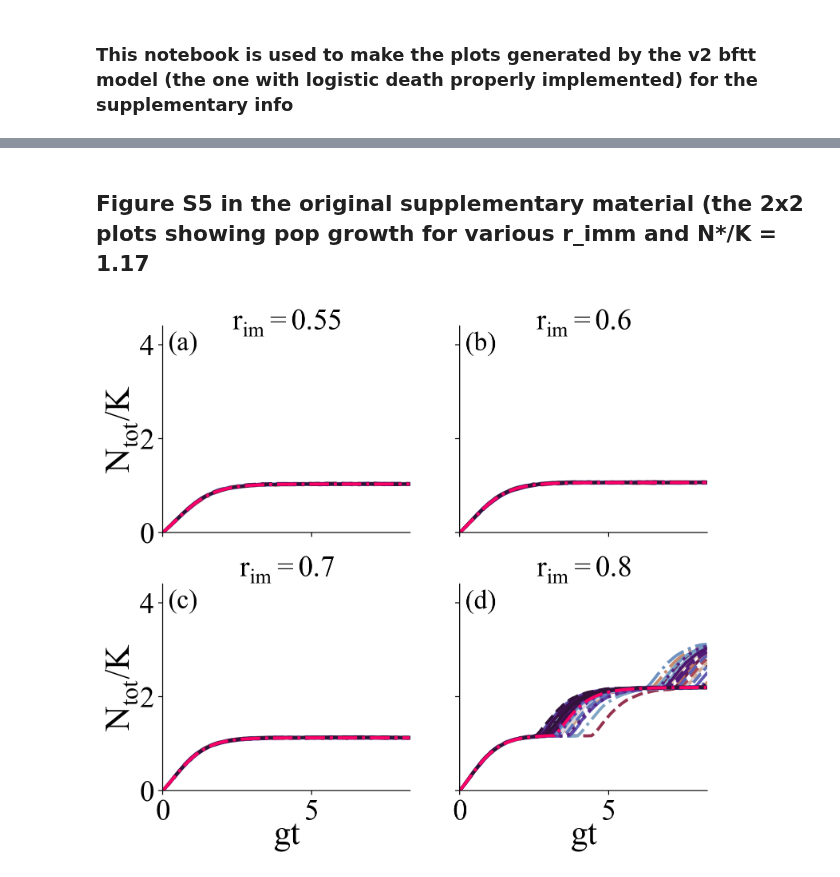
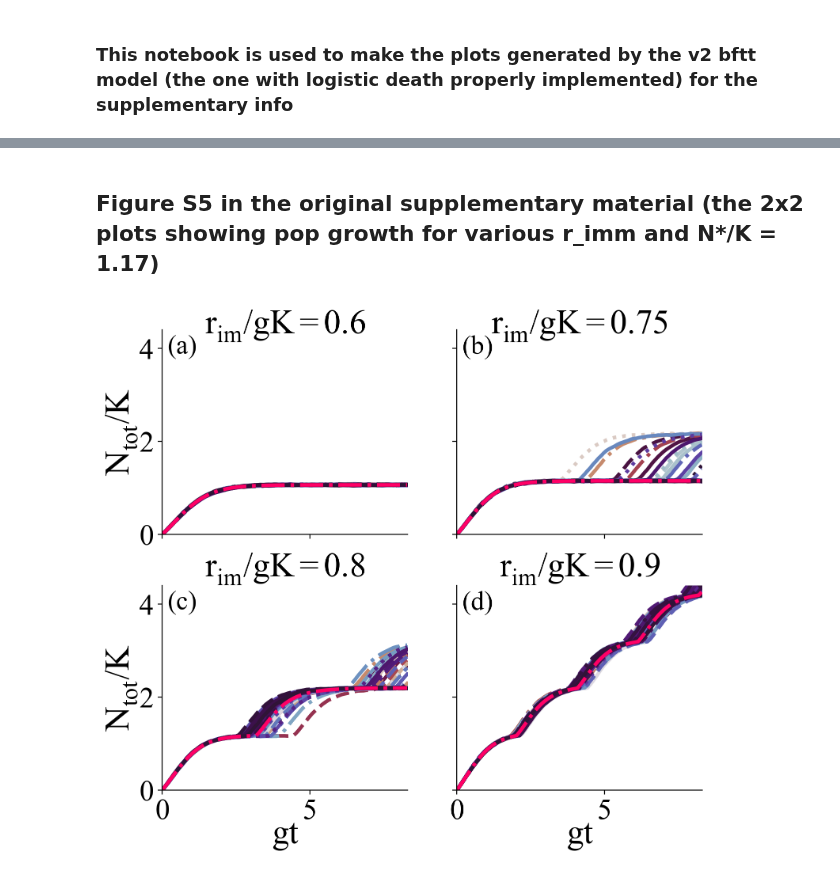
Before and after one commit to patricksinclair/multispecies_postprocessing, a Jupyter notebook: biofilm_threshold_theory_v2/bftt_supplementary_plotter.ipynb, the cells around one changed output, grey strips where cells are left out. Saved outputs shown, nothing was run; the diff lists cells and outputs as text; code cells hidden in the pictures.

Commit message:
updated plots added mostly

```diff
--- a/biofilm_threshold_theory_v2/bftt_supplementary_plotter.ipynb
+++ b/biofilm_threshold_theory_v2/bftt_supplementary_plotter.ipynb
@@ -77,0 +74,5 @@ plt.show()
+# %%
+fig4c_rImm_0_7_v2_K_1k  = pd.read_csv("solo_results_K_1000_v2/ratios4c_rImmig_0_7-stochastic_pop_over_time_K_1000_v2.csv")
+fig4c_rImm_0_7_v2_K_10k = pd.read_csv("solo_results_bigK_v2/ratios4c_rImmig_0_7-stochastic_pop_over_time_v2.csv")
+
+fig4c_rImm_0_7_K_comparison_pops = [fig4c_rImm_0_7_v2_K_1k, fig4c_rImm_0_7_v2_K_10k]
@@ -78,5 +117,5 @@ plt.show()
 # %% [markdown]
-## Figure S5 in the original supplementary material (the 2x2 plots showing pop growth for various r_imm and N*/K = 1.17
+## Figure S5 in the original supplementary material (the 2x2 plots showing pop growth for various r_imm and N*/K = 1.17)
 # %%
 def readDeterministicData(filepath):
     '''
@@ -88,7 +127,8 @@ def readDeterministicData(filepath):
     #truncate the data so that it's for the same duration as the stochastic ones
     return df[df['t'] < duration_fig4*max_gRate]
 # %%
-figS5_rImms = [0.55, 0.6, 0.7, 0.8]
+#figS5_rImms = [0.55, 0.6, 0.7, 0.8] # outdated - these were used for the pseudologistic comparison
+figS5_rImms = [0.6, 0.75, 0.8, 0.9]
 
 # deterministic data
 #this is the deterministic data calculated via Chris' code
@@ -96,17 +136,27 @@ figS5_rImms = [0.55, 0.6, 0.7, 0.8]
 deterministicPops_4c_rImm_0_55 = readDeterministicData("../biofilm_threshold_theory/chris_deterministic_data/dynamics_rm0.8_rd0.5_ri0.55_ns1.17.dat")
 deterministicPops_4c_rImm_0_6  = readDeterministicData("../biofilm_threshold_theory/chris_deterministic_data/dynamics_rm0.8_rd0.5_ri0.6_ns1.17.dat")
 deterministicPops_4c_rImm_0_7  = readDeterministicData("../biofilm_threshold_theory/chris_deterministic_data/dynamics_rm0.8_rd0.5_ri0.7_ns1.17.dat")
-deterministicPops_4c_rImm_0_8  = readDeterministicData("../biofilm_threshold_theory/chris_deterministic_data/dynamics_rm0.8_rd0.5_ri0.8_ns1.17.dat")
+deterministicPops_4c_rImm_0_75 = readDeterministicData("../biofilm_threshold_theory/patrick_deterministic_data/dynamics_rm0.8_rd0.5_ri0.75_ns1.17.dat")
+deterministicPops_4c_rImm_0_775= readDeterministicData("../biofilm_threshold_theory/patrick_deterministic_data/dynamics_rm0.8_rd0.5_ri0.775_ns1.17.dat")
+deterministicPops_4c_rImm_0_78 = readDeterministicData("../biofilm_threshold_theory/patrick_deterministic_data/dynamics_rm0.8_rd0.5_ri0.780_Ns1.17.dat")
+deterministicPops_4c_rImm_0_8  = readDeterministicData("../biofilm_threshold_theory/chris_deterministic_data/dynamics_rm0.8_rd0.5_ri0.8_ns1.17.dat") # in the deterministic model, this is predicted to have finite thickness
+deterministicPops_4c_rImm_0_9  = readDeterministicData("../biofilm_threshold_theory/patrick_deterministic_data/dynamics_rm0.8_rd0.5_ri0.9_ns1.17.dat")
+#readDeterministicData("../biofilm_threshold_theory/chris_deterministic_data/dynamics")
 #these are the equivalent values used for the 4c paper plots
-deterministicPops_4c_list = [deterministicPops_4c_rImm_0_55, deterministicPops_4c_rImm_0_6, deterministicPops_4c_rImm_0_7, deterministicPops_4c_rImm_0_8]
+# deterministicPops_4c_list = [deterministicPops_4c_rImm_0_55, deterministicPops_4c_rImm_0_6, deterministicPops_4c_rImm_0_7, deterministicPops_4c_rImm_0_8]
+deterministicPops_4c_list = [deterministicPops_4c_rImm_0_6, deterministicPops_4c_rImm_0_75, deterministicPops_4c_rImm_0_8, deterministicPops_4c_rImm_0_9]
 
 # stochastic data
-stochasticPops_rImm_0_55_v2 = pd.read_csv("solo_results_bigK_v2/ratios4c_rImmig_0_55-stochastic_pop_over_time_v2.csv")
-stochasticPops_rImm_0_6_v2  = pd.read_csv("solo_results_bigK_v2/ratios4c_rImmig_0_6-stochastic_pop_over_time_v2.csv")
-stochasticPops_rImm_0_7_v2  = pd.read_csv("solo_results_bigK_v2/ratios4c_rImmig_0_7-stochastic_pop_over_time_v2.csv")
-stochasticPops_rImm_0_8_v2  = pd.read_csv("solo_results_bigK_v2/ratios4c_rImmig_0_8-stochastic_pop_over_time_v2.csv")
+stochasticPops_4c_rImm_0_55_v2  = pd.read_csv("solo_results_bigK_v2/ratios4c_rImmig_0_55-stochastic_pop_over_time_v2.csv")
+stochasticPops_4c_rImm_0_6_v2   = pd.read_csv("solo_results_bigK_v2/ratios4c_rImmig_0_6-stochastic_pop_over_time_v2.csv")
+stochasticPops_4c_rImm_0_7_v2   = pd.read_csv("solo_results_bigK_v2/ratios4c_rImmig_0_7-stochastic_pop_over_time_v2.csv")
+stochasticPops_4c_rImm_0_75_v2  = pd.read_csv("solo_results_bigK_v2/ratios4c_rImmig_0_75-stochastic_pop_over_time_v2.csv")
+stochasticPops_4c_rImm_0_775_v2 = pd.read_csv("solo_results_bigK_v2/ratios4c_rImmig_0_775-stochastic_pop_over_time_v2.csv") # DOES THIS RESULT IN FINITE GROWTH???
+stochasticPops_4c_rImm_0_8_v2   = pd.read_csv("solo_results_bigK_v2/ratios4c_rImmig_0_8-stochastic_pop_over_time_v2.csv") # in the deterministic model, this is predicted to have finite thickness
+stochasticPops_4c_rImm_0_9_v2   = pd.read_csv("solo_results_bigK_v2/ratios4c_rImmig_0_9-stochastic_pop_over_time_v2.csv")
 
-stochasticPops_4c_list = [stochasticPops_rImm_0_55_v2, stochasticPops_rImm_0_6_v2, stochasticPops_rImm_0_7_v2, stochasticPops_rImm_0_8_v2]
+#stochasticPops_4c_list = [stochasticPops_4c_rImm_0_55_v2, stochasticPops_4c_rImm_0_6_v2, stochasticPops_4c_rImm_0_7_v2, stochasticPops_4c_rImm_0_8_v2]
+stochasticPops_4c_list = [stochasticPops_4c_rImm_0_6_v2, stochasticPops_4c_rImm_0_75_v2, stochasticPops_4c_rImm_0_8_v2, stochasticPops_4c_rImm_0_9_v2]
 # %%
 fig, axs = plt.subplots(2,2, figsize=(8,7), dpi=220, sharex=True, sharey=True)
 plt.subplots_adjust(hspace=0.25)
@@ -131,38 +181,38 @@ for ax in axs.flat:
     linecycler = cycle(lines[::-1])
     for p in range(nCols):
 
-        ax.plot(pop_dataset['t']*max_gRate, pop_dataset[str(p)]/K_val, lw=2.5, color=colors[p], ls=next(linecycler))
+        ax.plot(pop_dataset['t']*max_gRate, pop_dataset[str(p)]/K_val, lw=3, color=colors[p], ls=next(linecycler))
 
-    ax.plot(deterministic_pops['t'], deterministic_pops['N'], ls="-.", lw=2.5, color='#ff0066')
+    ax.plot(deterministic_pops['t'], deterministic_pops['N'], ls="-.", lw=3, color='#ff0066')
 
 
-    ax.set_title("r$_{im} = $"+str(figS5_rImms[i]), fontsize = 24, pad=-2.4)
+    ax.set_title("r$_{im}/gK = $"+str(figS5_rImms[i]), fontsize = 28, pad=-2.4)
     ax.tick_params(axis='both', which='major', labelsize=24)
     ax.set_xlim(0, 8.33)
     ax.set_ylim(0, 4.4)
     ax.set_xlabel('gt', fontsize=28, labelpad=-5)
     ax.set_ylabel('N$_{tot}$/K', fontsize=28, labelpad=0)
 
     ax.annotate("("+letters[i]+")", xy=(0.02, 0.975), xycoords='axes fraction', fontsize=22, horizontalalignment='left', verticalalignment='top')
 
     ax.label_outer()
 
 
 
     i = i+1
 
 # fig = plt.gcf()
 #fig.suptitle("Title centered above all subplots", fontsize=24)
 
 # fig.add_subplot(111, frame_on=False)
 # plt.tick_params(labelcolor="none", bottom=False, left=False)
 # plt.xlabel("gt", fontsize=24)
 # plt.ylabel("N/K", fontsize=24)
 
 
 # plt.tight_layout()
 # fig.subplots_adjust(top=0.9)
 plt.savefig('paper_plots_v2/s5_imm_stochastic_N^_1_17_v2.pdf', bbox_inches="tight", dpi=330)
 plt.show()
 # %% [output]
-[figure, old version]
+[figure, new version]
```
Also changed, not shown: parts of 7 cells of this notebook, 2 other files.
